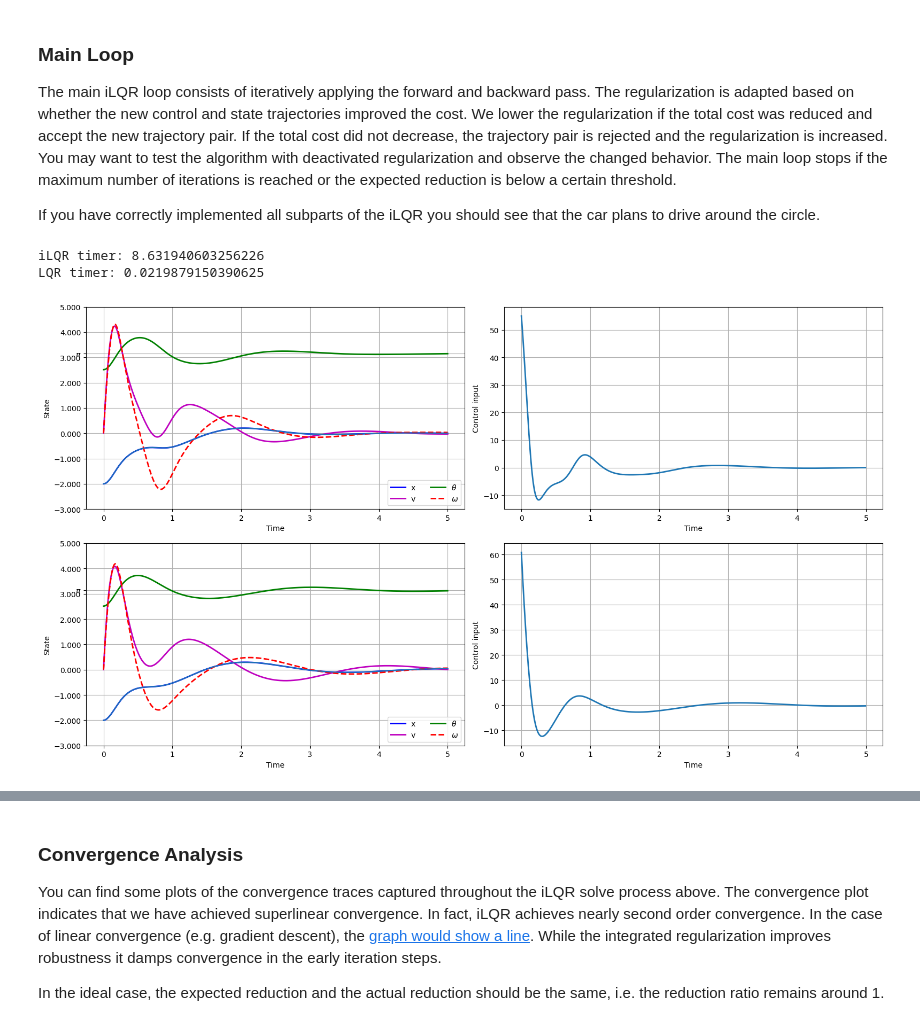
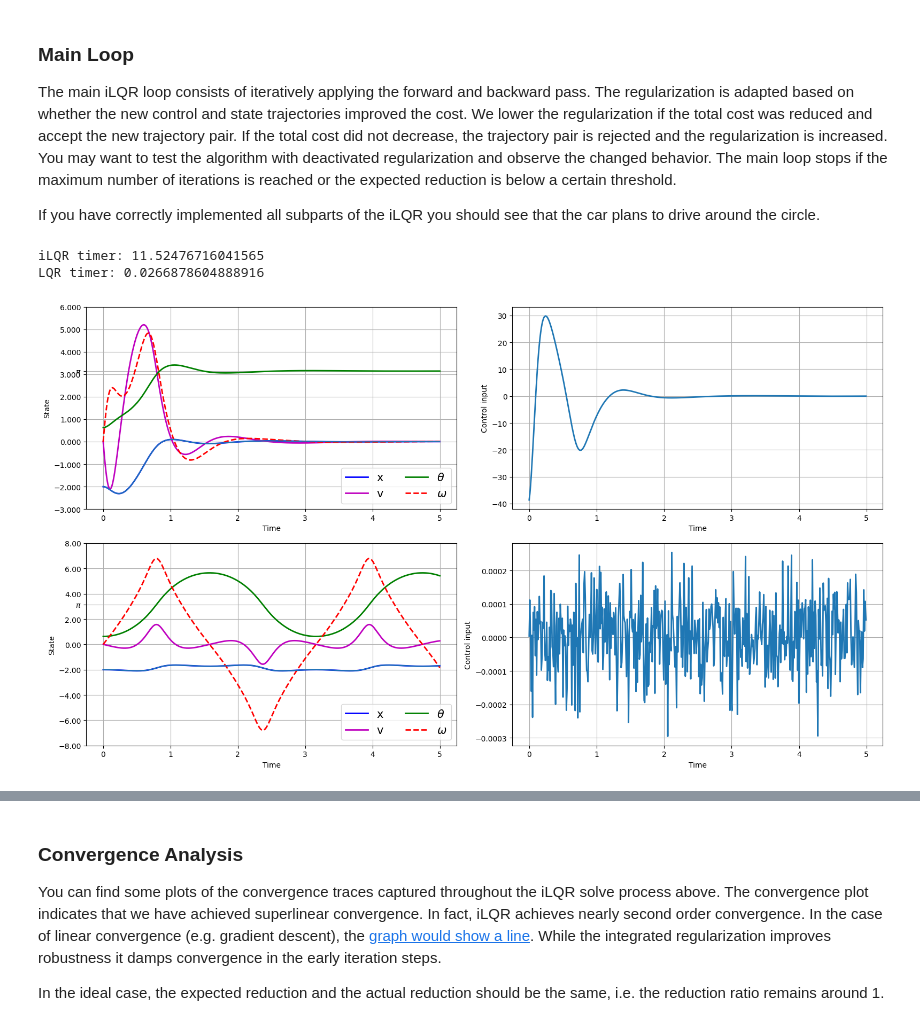
Before and after one commit to Solomon-GC/LQGnet, a Jupyter notebook: iLQG/ilqr_pen_on_cart_stanford_lecture.ipynb, the cells around one changed output, grey strips where cells are left out. Saved outputs shown, nothing was run; the diff lists cells and outputs as text; code cells hidden in the pictures.

```diff
--- a/iLQG/ilqr_pen_on_cart_stanford_lecture.ipynb
+++ b/iLQG/ilqr_pen_on_cart_stanford_lecture.ipynb
@@ -674,7 +674,7 @@ def run_ilqr(x0, N, max_iter=50, regu_init=100, alg='ilqr'):
     return x_trj, u_trj, cost_trace, regu_trace, redu_ratio_trace, redu_trace
 
 # Setup problem and call iLQR
-x0 = np.array([-2.0, 0.0, 0.8*np.pi, 0.0])
+x0 = np.array([-2.0, 0.0, 0.6*np.pi, 0.0])
 
 
 # Run iLQR
@@ -723,36 +723,36 @@ ax2.grid(True)
 
 # Plot LQR
 ax3 = plt.subplot(223)
 ax3.plot(t, x_trj_lqr[:,0],lw=lw_,label = 'x', color = 'b')
 ax3.plot(t, x_trj_lqr[:,1],lw=lw_,linestyle = '-', color = 'm', label='v')
 ax3.plot(t, x_trj_lqr[:,2],lw=lw_, color='g', label=r'$\theta$')
 ax3.plot(t, x_trj_lqr[:,3],lw=lw_,linestyle = '--', color = 'r', label=r'$\omega$')
 # ax1.axhline(y = np.pi, color = 'k', linestyle = '--', lw=2, label = r'$\pi$')
 # Add ytick label of the theta target goal (pi)
 lines = plt.plot(t, x_trj_lqr[:,0])
 ax00 = lines[0].axes
 ax00.set_yticks(list(ax00.get_yticks())+[np.pi])
 labels = [item.get_text() for item in ax00.get_yticklabels()]
 labels[-1] = r'$\pi$'
 ax00.set_yticklabels(labels)
 
 ax3.set_xlabel('Time')
 ax3.set_ylabel('State')
 ax3.legend(ncols=2, loc='lower right', fontsize=15)
 ax3.grid(True)
 
 ax4 = plt.subplot(224)
 # ax2.margins(2, 2)           # Values >0.0 zoom out
 ax4.plot(t[:-1], u_trj_lqr,lw=lw_)
 ax4.set_xlabel('Time')
 ax4.set_ylabel('Control input')
 ax4.grid(True)
 
 plt.tight_layout()
 # %% [output]
-iLQR timer: 8.631940603256226
-LQR timer: 0.0219879150390625
+iLQR timer: 11.52476716041565
+LQR timer: 0.0266878604888916
-[figure, old version]
+[figure, new version]
 # %%
 plt.plot(x_trj_ilqr[:,2], x_trj_ilqr[:,3])
 plt.axvline(x = np.pi, color = 'r', lw=3, linestyle=':')
```
Also changed, not shown: parts of 2 cells of this notebook.
